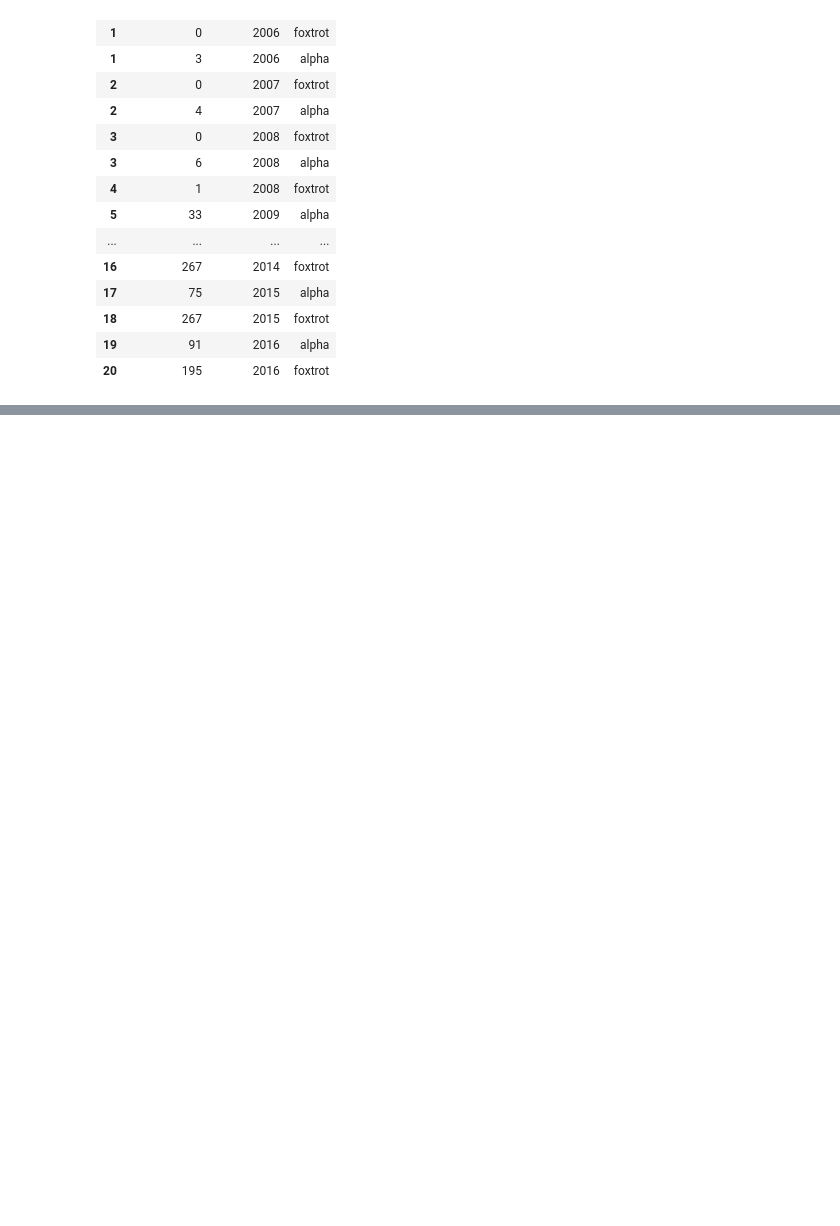
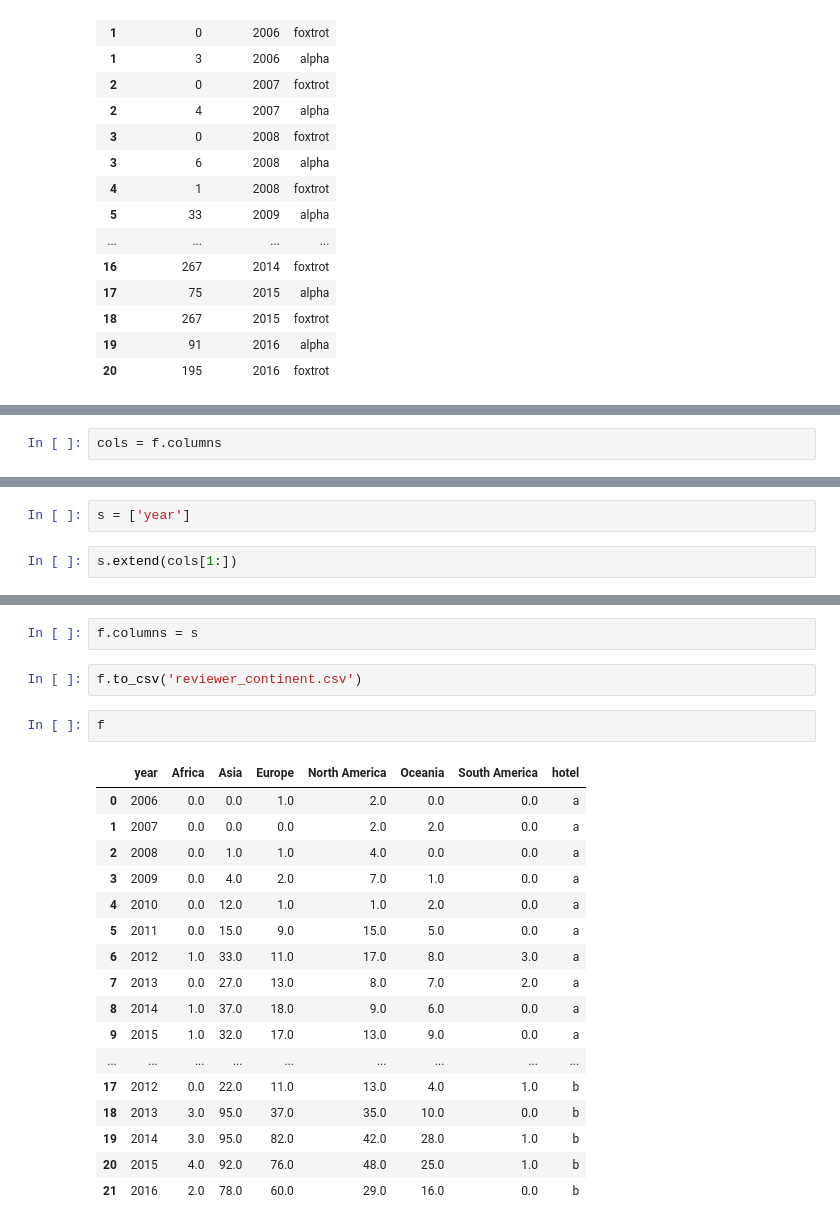
Before and after one commit to peidacai/Udacity, a Jupyter notebook: P6_Data_viz_w_d3js/final_project/Udacity P6 data manipulation.ipynb, the cells around one changed output, grey strips where cells are left out. Drawn from its saved outputs; the diff is of its cells as text; blank space fills up the shorter version.

```diff
--- a/P6_Data_viz_w_d3js/final_project/Udacity P6 data manipulation.ipynb
+++ b/P6_Data_viz_w_d3js/final_project/Udacity P6 data manipulation.ipynb
@@ -401,0 +645,2 @@ q
+# %%
+cols = f.columns
@@ -401,0 +653,4 @@ q
+# %%
+s = ['year']
+# %%
+s.extend(cols[1:])
@@ -401,0 +668,24 @@ q
+# %%
+f.columns = s
+# %%
+f.to_csv('reviewer_continent.csv')
+# %%
+f
+# %% [output]
+|  | year | Africa | Asia | Europe | North America | Oceania | South America | hotel |
+| 0 | 2006 | 0.0 | 0.0 | 1.0 | 2.0 | 0.0 | 0.0 | a |
+| 1 | 2007 | 0.0 | 0.0 | 0.0 | 2.0 | 2.0 | 0.0 | a |
+| 2 | 2008 | 0.0 | 1.0 | 1.0 | 4.0 | 0.0 | 0.0 | a |
+| 3 | 2009 | 0.0 | 4.0 | 2.0 | 7.0 | 1.0 | 0.0 | a |
+| 4 | 2010 | 0.0 | 12.0 | 1.0 | 1.0 | 2.0 | 0.0 | a |
+| 5 | 2011 | 0.0 | 15.0 | 9.0 | 15.0 | 5.0 | 0.0 | a |
+| 6 | 2012 | 1.0 | 33.0 | 11.0 | 17.0 | 8.0 | 3.0 | a |
+| 7 | 2013 | 0.0 | 27.0 | 13.0 | 8.0 | 7.0 | 2.0 | a |
+| 8 | 2014 | 1.0 | 37.0 | 18.0 | 9.0 | 6.0 | 0.0 | a |
+| 9 | 2015 | 1.0 | 32.0 | 17.0 | 13.0 | 9.0 | 0.0 | a |
+| ... | ... | ... | ... | ... | ... | ... | ... | ... |
+| 17 | 2012 | 0.0 | 22.0 | 11.0 | 13.0 | 4.0 | 1.0 | b |
+| 18 | 2013 | 3.0 | 95.0 | 37.0 | 35.0 | 10.0 | 0.0 | b |
+| 19 | 2014 | 3.0 | 95.0 | 82.0 | 42.0 | 28.0 | 1.0 | b |
+| 20 | 2015 | 4.0 | 92.0 | 76.0 | 48.0 | 25.0 | 1.0 | b |
+| 21 | 2016 | 2.0 | 78.0 | 60.0 | 29.0 | 16.0 | 0.0 | b |
```
Also changed, not shown: parts of 27 cells of this notebook, 9 other files.
